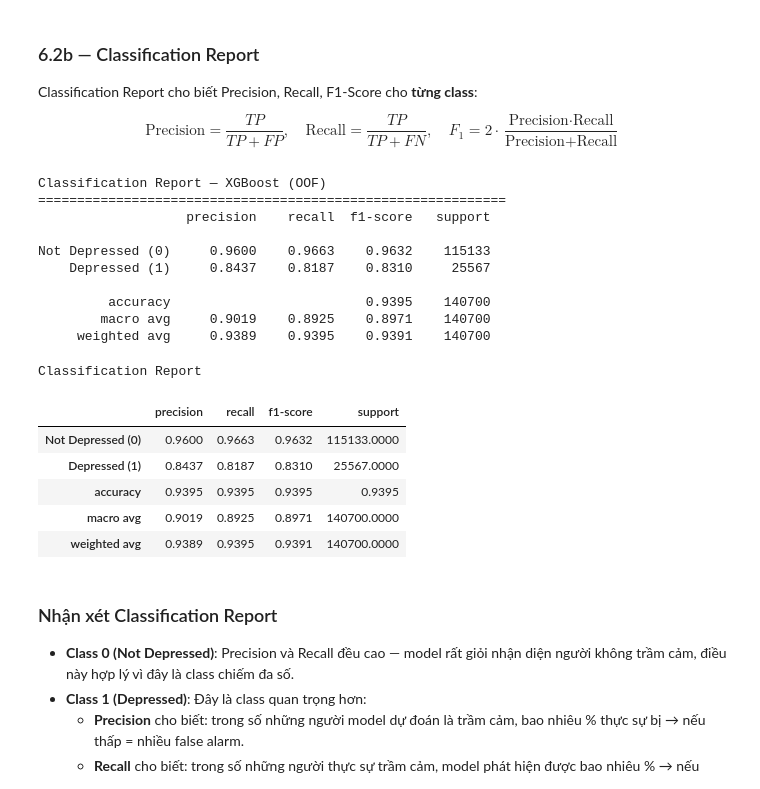
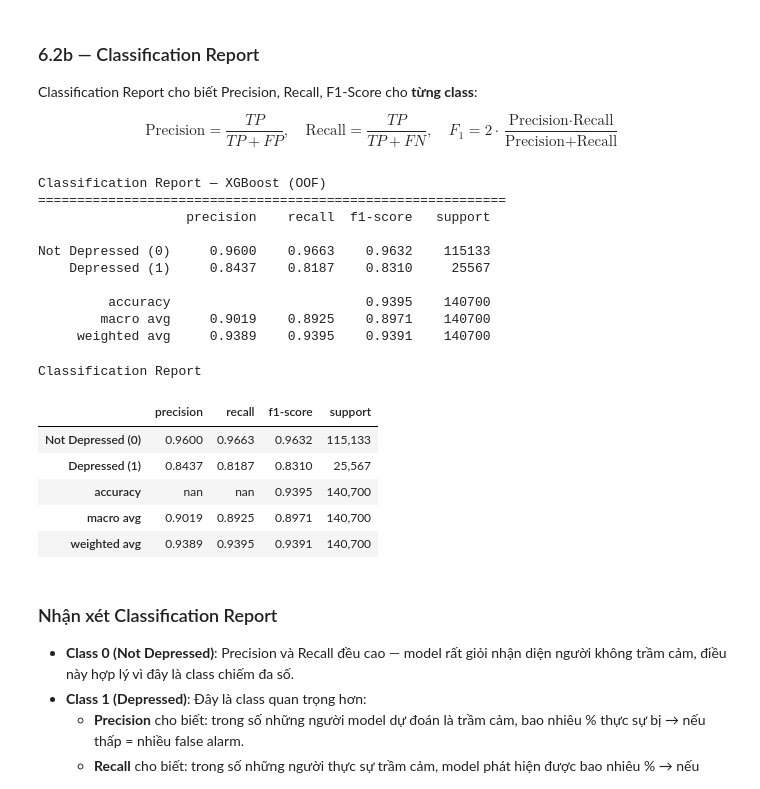
Before and after one commit to thkt2110/mental-health-depression-prediction, a Jupyter notebook: notebooks/06_evaluation.ipynb, the cells around one changed output. Drawn from its saved outputs; the diff is of its cells as text; code cells hidden in the pictures.

Commit message:
chore: modify dataframe notebook 6 and add plan docs

```diff
--- a/notebooks/06_evaluation.ipynb
+++ b/notebooks/06_evaluation.ipynb
@@ -243,39 +243,51 @@ $$\text{Precision} = \frac{TP}{TP + FP}, \quad \text{Recall} = \frac{TP}{TP + FN
 report_text = classification_report(
     y, oof_preds,
     target_names=["Not Depressed (0)", "Depressed (1)"],
     digits=4,
 )
 print("Classification Report — XGBoost (OOF)")
 print("=" * 60)
 print(report_text)
 
 # Also as DataFrame for cleaner display
 report_dict = classification_report(
     y, oof_preds,
     target_names=["Not Depressed (0)", "Depressed (1)"],
     output_dict=True,
     digits=4,
 )
 report_df = pd.DataFrame(report_dict).T
-display(report_df.style.format("{:.4f}").set_caption("Classification Report"))
+# Fix display for the accuracy row and support column formatting
+if "accuracy" in report_df.index:
+    report_df.loc["accuracy", ["precision", "recall"]] = np.nan
+    report_df.loc["accuracy", "support"] = len(y)
+
+display(
+    report_df.style.format({
+        "precision": "{:.4f}",
+        "recall": "{:.4f}",
+        "f1-score": "{:.4f}",
+        "support": "{:,.0f}",
+    }).set_caption("Classification Report")
+)
 # %% [output]
 Classification Report — XGBoost (OOF)
 ============================================================
                    precision    recall  f1-score   support
 
 Not Depressed (0)     0.9600    0.9663    0.9632    115133
     Depressed (1)     0.8437    0.8187    0.8310     25567
 
          accuracy                         0.9395    140700
         macro avg     0.9019    0.8925    0.8971    140700
      weighted avg     0.9389    0.9395    0.9391    140700
 Classification Report
 |  | precision | recall | f1-score | support |
-| Not Depressed (0) | 0.9600 | 0.9663 | 0.9632 | 115133.0000 |
-| Depressed (1) | 0.8437 | 0.8187 | 0.8310 | 25567.0000 |
-| accuracy | 0.9395 | 0.9395 | 0.9395 | 0.9395 |
-| macro avg | 0.9019 | 0.8925 | 0.8971 | 140700.0000 |
-| weighted avg | 0.9389 | 0.9395 | 0.9391 | 140700.0000 |
+| Not Depressed (0) | 0.9600 | 0.9663 | 0.9632 | 115,133 |
+| Depressed (1) | 0.8437 | 0.8187 | 0.8310 | 25,567 |
+| accuracy | nan | nan | 0.9395 | 140,700 |
+| macro avg | 0.9019 | 0.8925 | 0.8971 | 140,700 |
+| weighted avg | 0.9389 | 0.9395 | 0.9391 | 140,700 |
 # %% [markdown]
 ### Nhận xét Classification Report
 
```
Also changed, not shown: parts of 5 cells of this notebook, 2 other files.
